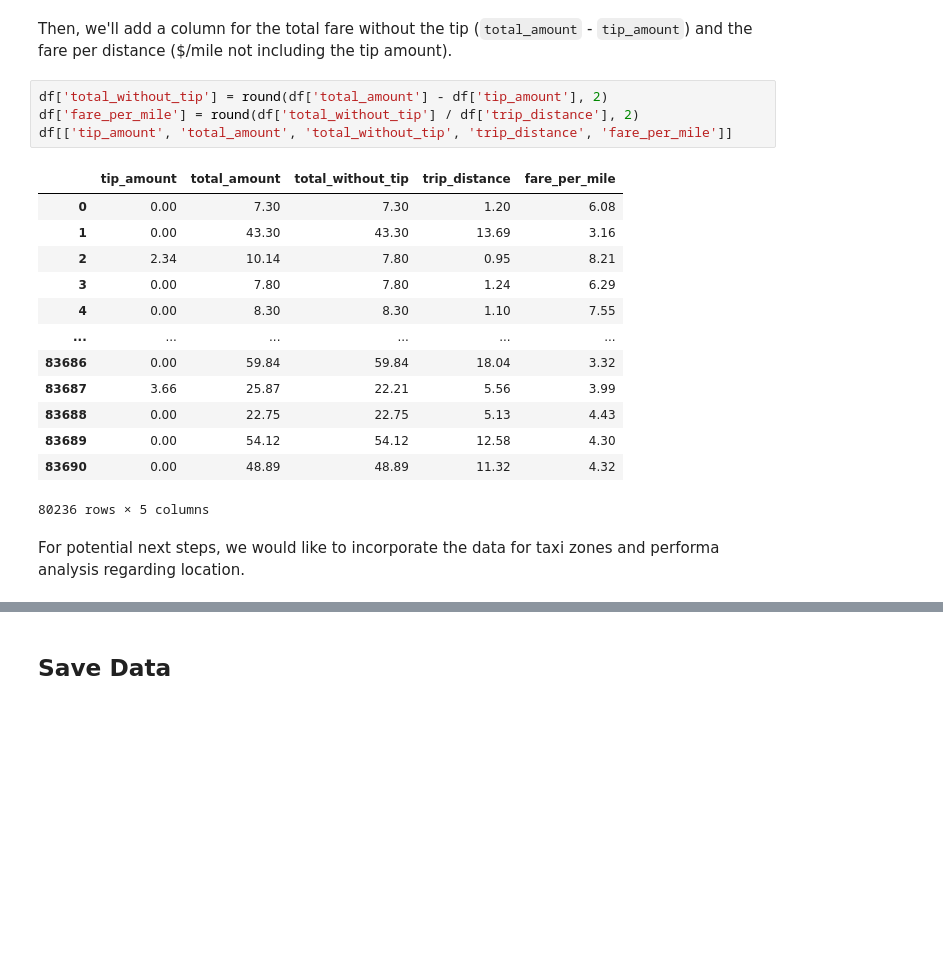
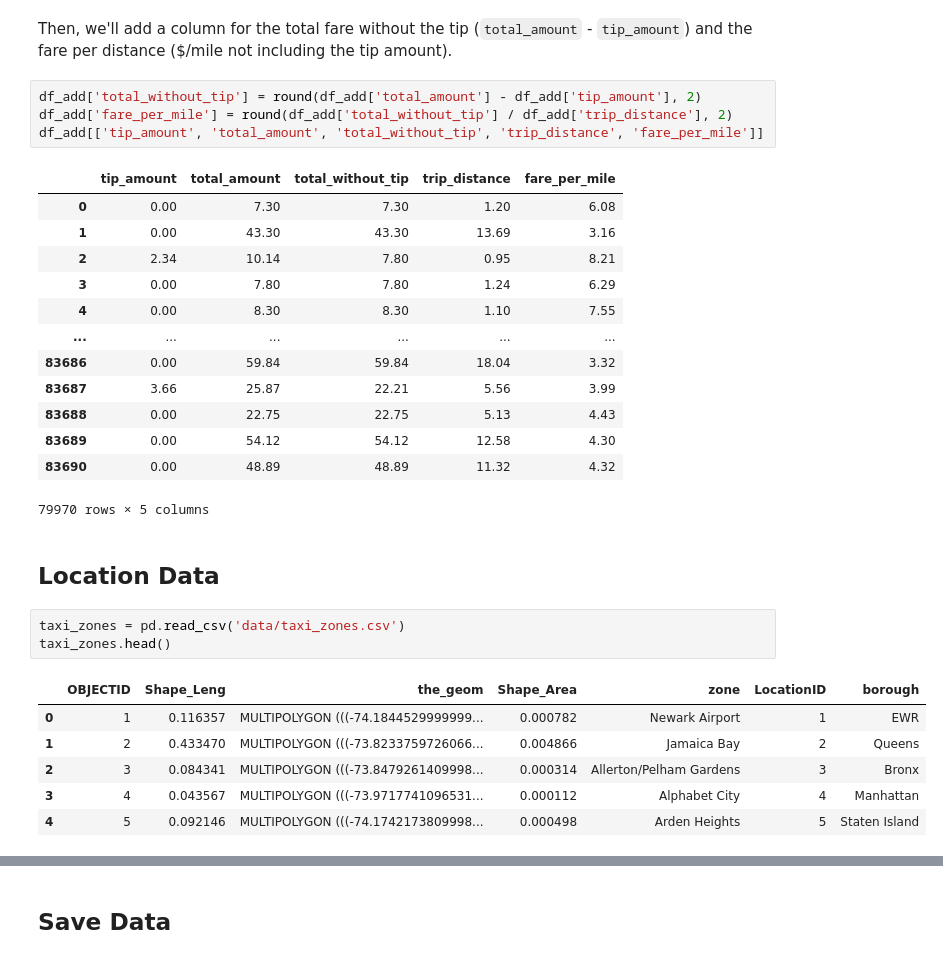
Before and after one commit to UCB-stat-159-s22/hw07-group16, a Jupyter notebook: taxi_clean.ipynb, the cells around one changed output, grey strips where cells are left out. Saved outputs shown, nothing was run; the diff lists cells and outputs as text; blank space fills up the shorter version.

```diff
--- a/taxi_clean.ipynb
+++ b/taxi_clean.ipynb
@@ -70,9 +100,9 @@ df[['lpep_pickup_datetime', 'lpep_dropoff_datetime', 'day_of_week', 'day_of_mont
 # %% [markdown]
 Then, we'll add a column for the total fare without the tip (`total_amount` - `tip_amount`) and the fare per distance ($/mile not including the tip amount).
 # %%
-df['total_without_tip'] = round(df['total_amount'] - df['tip_amount'], 2)
-df['fare_per_mile'] = round(df['total_without_tip'] / df['trip_distance'], 2)
-df[['tip_amount', 'total_amount', 'total_without_tip', 'trip_distance', 'fare_per_mile']]
+df_add['total_without_tip'] = round(df_add['total_amount'] - df_add['tip_amount'], 2)
+df_add['fare_per_mile'] = round(df_add['total_without_tip'] / df_add['trip_distance'], 2)
+df_add[['tip_amount', 'total_amount', 'total_without_tip', 'trip_distance', 'fare_per_mile']]
 # %% [output]
 |  | tip_amount | total_amount | total_without_tip | trip_distance | fare_per_mile |
 | 0 | 0.00 | 7.30 | 7.30 | 1.20 | 6.08 |
@@ -86,6 +116,16 @@ df[['tip_amount', 'total_amount', 'total_without_tip', 'trip_distance', 'fare_pe
 | 83688 | 0.00 | 22.75 | 22.75 | 5.13 | 4.43 |
 | 83689 | 0.00 | 54.12 | 54.12 | 12.58 | 4.30 |
 | 83690 | 0.00 | 48.89 | 48.89 | 11.32 | 4.32 |
-80236 rows × 5 columns
+79970 rows × 5 columns
 # %% [markdown]
-For potential next steps, we would like to incorporate the data for taxi zones and performa analysis regarding location.
+## Location Data
+# %%
+taxi_zones = pd.read_csv('data/taxi_zones.csv')
+taxi_zones.head()
+# %% [output]
+|  | OBJECTID | Shape_Leng | the_geom | Shape_Area | zone | LocationID | borough |
+| 0 | 1 | 0.116357 | MULTIPOLYGON (((-74.1844529999999... | 0.000782 | Newark Airport | 1 | EWR |
+| 1 | 2 | 0.433470 | MULTIPOLYGON (((-73.8233759726066... | 0.004866 | Jamaica Bay | 2 | Queens |
+| 2 | 3 | 0.084341 | MULTIPOLYGON (((-73.8479261409998... | 0.000314 | Allerton/Pelham Gardens | 3 | Bronx |
+| 3 | 4 | 0.043567 | MULTIPOLYGON (((-73.9717741096531... | 0.000112 | Alphabet City | 4 | Manhattan |
+| 4 | 5 | 0.092146 | MULTIPOLYGON (((-74.1742173809998... | 0.000498 | Arden Heights | 5 | Staten Island |
```
Also changed, not shown: parts of 11 cells of this notebook, 34 other files.
